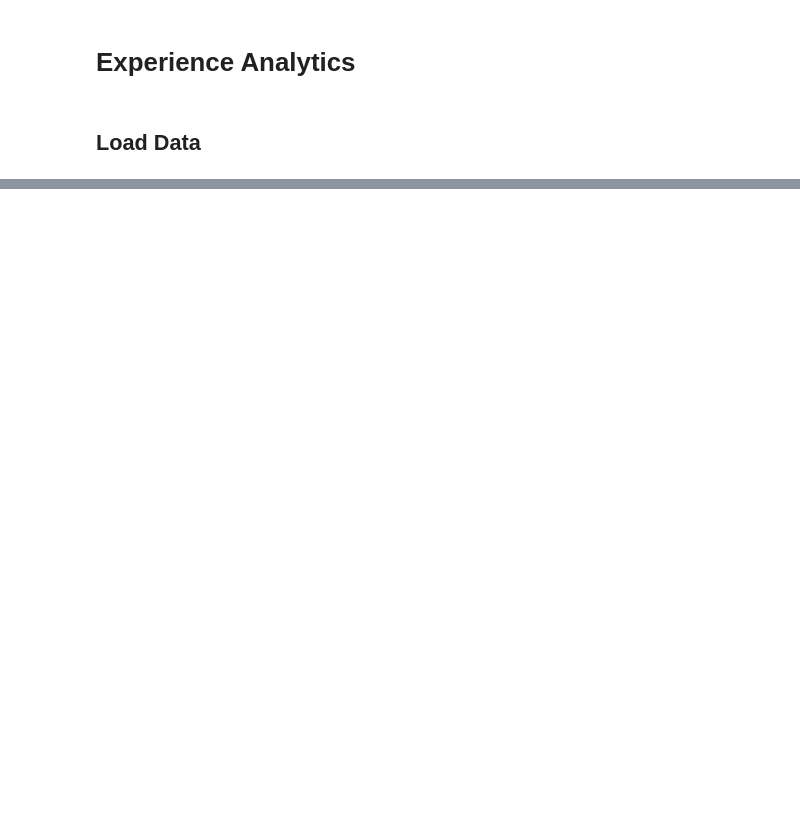
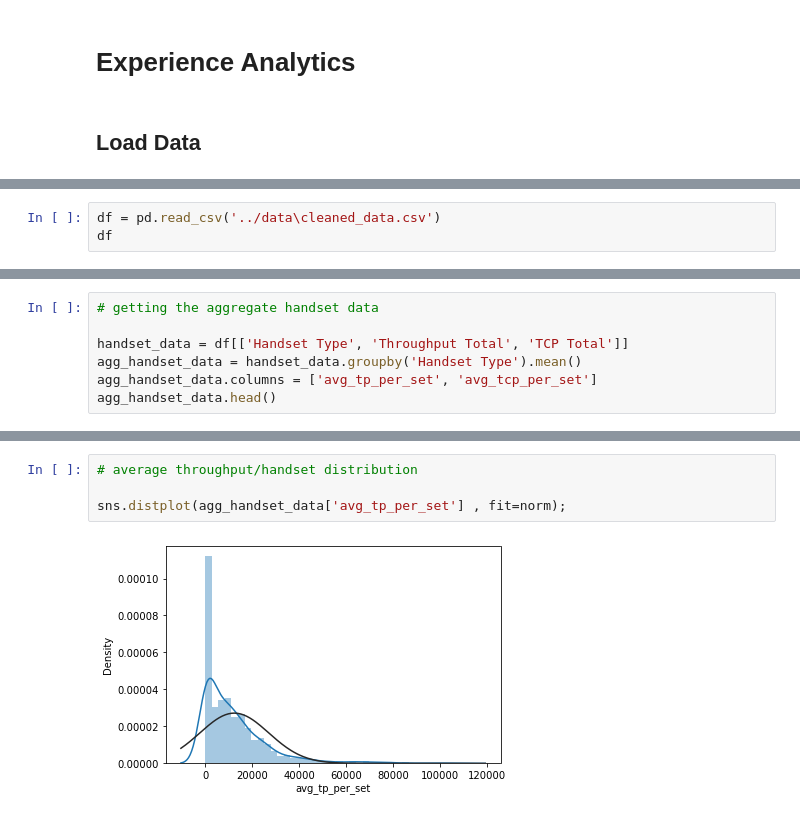
Before and after one commit to akrobi/TellCoAnalysis, a Jupyter notebook: notebooks/Experience Analytics.ipynb, the cells around one changed output, grey strips where cells are left out. Cells and saved outputs as stored; diff of their text form; blank space fills up the shorter version.

```diff
--- a/notebooks/Experience Analytics.ipynb
+++ b/notebooks/Experience Analytics.ipynb
@@ -31,0 +37,3 @@ for dirname, _, filenames in os.walk('../data'):
+# %%
+df = pd.read_csv('../data\cleaned_data.csv')
+df
@@ -31,0 +255,7 @@ for dirname, _, filenames in os.walk('../data'):
+# %%
+# getting the aggregate handset data
+
+handset_data = df[['Handset Type', 'Throughput Total', 'TCP Total']]
+agg_handset_data = handset_data.groupby('Handset Type').mean()
+agg_handset_data.columns = ['avg_tp_per_set', 'avg_tcp_per_set']
+agg_handset_data.head()
@@ -31,0 +270,6 @@ for dirname, _, filenames in os.walk('../data'):
+# %%
+# average throughput/handset distribution
+
+sns.distplot(agg_handset_data['avg_tp_per_set'] , fit=norm);
+# %% [output]
+[figure, added]
```
Also changed, not shown: parts of 32 cells of this notebook.
